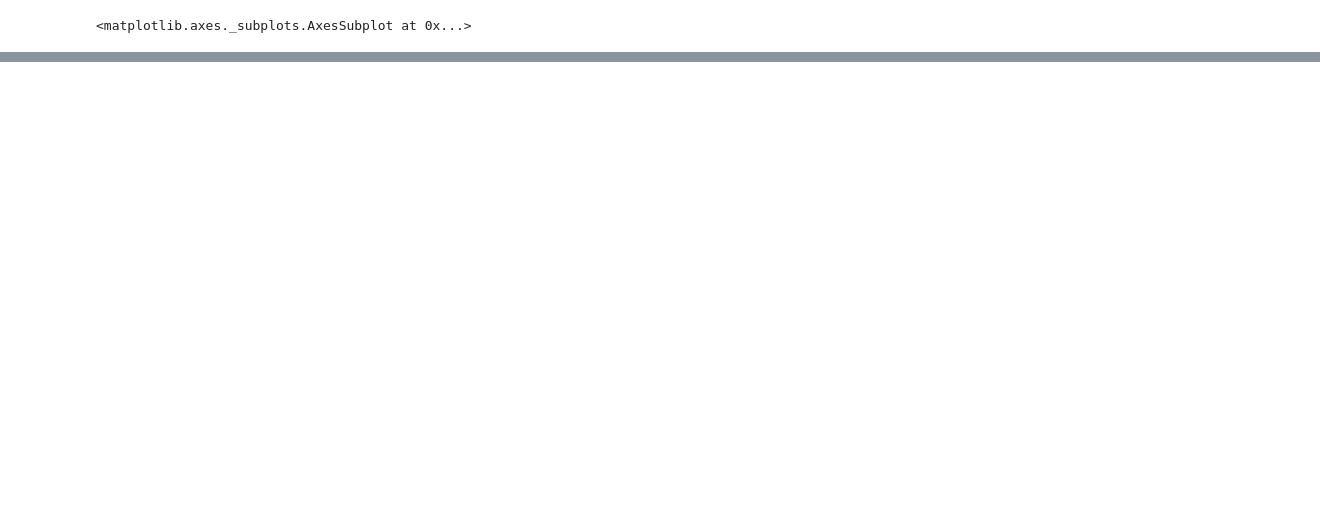
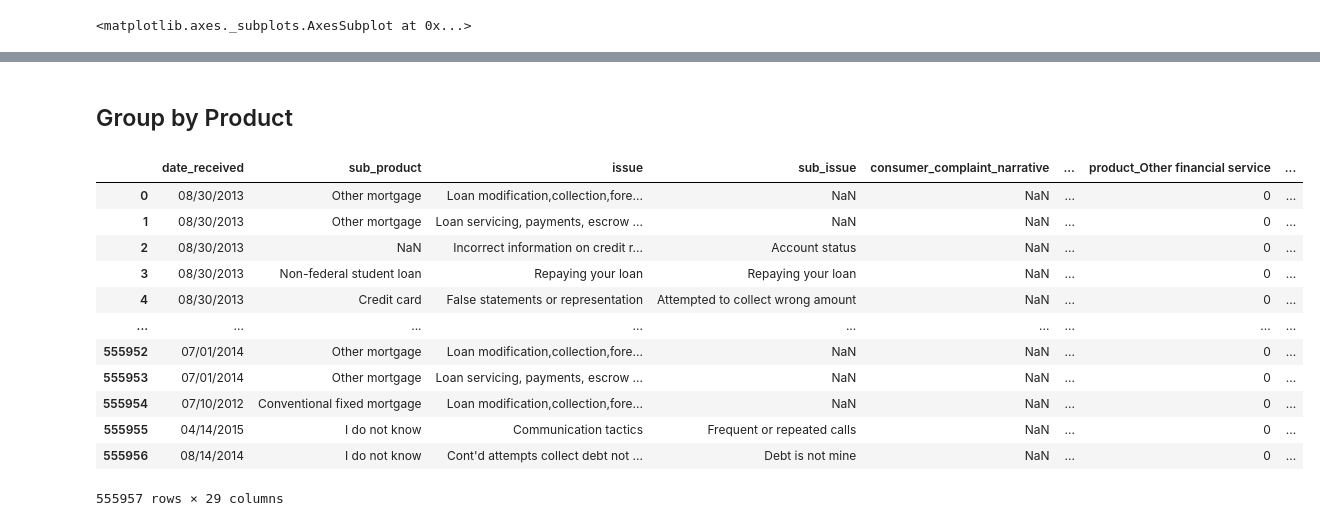
Before and after one commit to Alannna/DS-SF-34, a Jupyter notebook: final-project/2/Final-Project-Mortgages.ipynb, the cells around one changed output, grey strips where cells are left out. Drawn from its saved outputs; the diff is of its cells as text; code cells hidden in the pictures; blank space fills up the shorter version.

```diff
--- a/final-project/2/Final-Project-Mortgages.ipynb
+++ b/final-project/2/Final-Project-Mortgages.ipynb
@@ -187,2 +289,23 @@ df_mortgage_by_counts_state['product_Credit card'].plot(kind = "bar")
 # %%
 df_mortgage_by_counts_state = df_with_expanded_product.groupby(['state'], squeeze = True).sum()
+# %% [markdown]
+## Group by Product
+# %%
+#this is creating a new column that is summing something unknown ???!!!
+df_product['sum_of_complaints_by_product'] = df_product.sum(axis=1)
+# %%
+df_product
+# %% [output]
+|  | date_received | sub_product | issue | sub_issue | consumer_complaint_narrative | ... | product_Other financial service | ... |
+| 0 | 08/30/2013 | Other mortgage | Loan modification,collection,fore... | NaN | NaN | ... | 0 | ... |
+| 1 | 08/30/2013 | Other mortgage | Loan servicing, payments, escrow ... | NaN | NaN | ... | 0 | ... |
+| 2 | 08/30/2013 | NaN | Incorrect information on credit r... | Account status | NaN | ... | 0 | ... |
+| 3 | 08/30/2013 | Non-federal student loan | Repaying your loan | Repaying your loan | NaN | ... | 0 | ... |
+| 4 | 08/30/2013 | Credit card | False statements or representation | Attempted to collect wrong amount | NaN | ... | 0 | ... |
+| ... | ... | ... | ... | ... | ... | ... | ... | ... |
+| 555952 | 07/01/2014 | Other mortgage | Loan modification,collection,fore... | NaN | NaN | ... | 0 | ... |
+| 555953 | 07/01/2014 | Other mortgage | Loan servicing, payments, escrow ... | NaN | NaN | ... | 0 | ... |
+| 555954 | 07/10/2012 | Conventional fixed mortgage | Loan modification,collection,fore... | NaN | NaN | ... | 0 | ... |
+| 555955 | 04/14/2015 | I do not know | Communication tactics | Frequent or repeated calls | NaN | ... | 0 | ... |
+| 555956 | 08/14/2014 | I do not know | Cont'd attempts collect debt not ... | Debt is not mine | NaN | ... | 0 | ... |
+555957 rows × 29 columns
```
Also changed, not shown: parts of 36 cells of this notebook, 1 other file.
